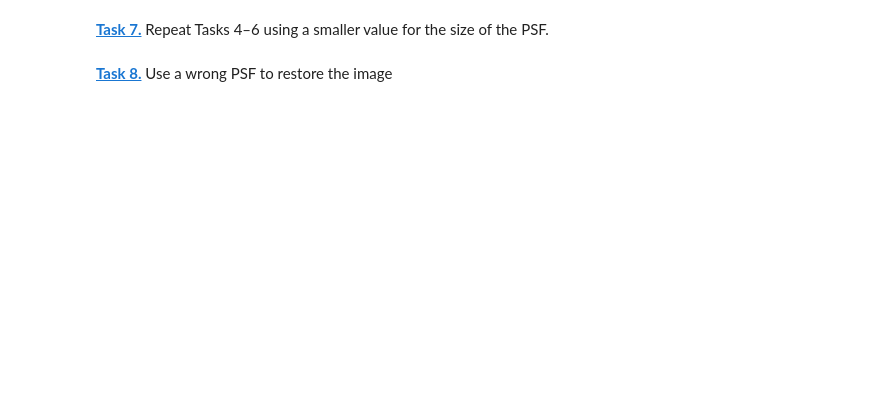
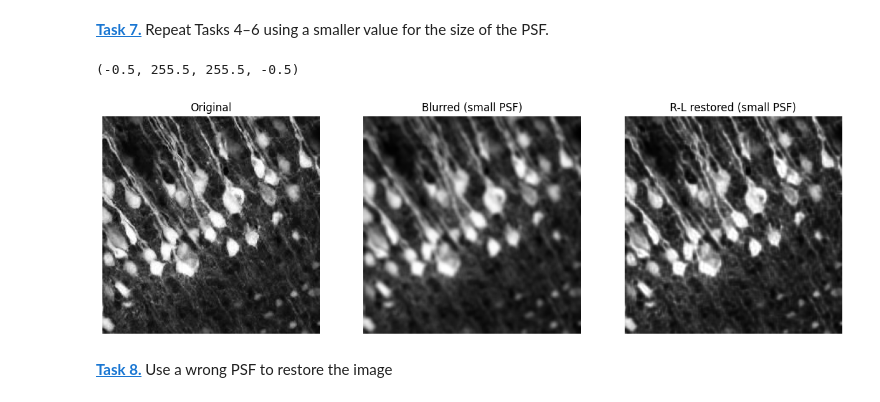
Before and after one commit to DavidLehmann004/Mobi-fs5-python, a Jupyter notebook: deconvolution.ipynb, the cells around one changed output. Saved outputs shown, nothing was run; the diff lists cells and outputs as text; code cells hidden in the pictures; blank space fills up the shorter version.

```diff
--- a/deconvolution.ipynb
+++ b/deconvolution.ipynb
@@ -95,4 +163,28 @@ noise = noise / reduce_factor
 # %% [markdown]
 **[Task 7.]()** Repeat Tasks 4–6 using a smaller value for the size of the PSF.
+# %%
+psf_small_size = 5
+psf_small = np.ones((psf_small_size, psf_small_size)) / psf_small_size**2
+PSF_img_small = conv(img, psf_small, mode='same', boundary='symm')
+restored_small = richardson_lucy_deconvolution(PSF_img_small, psf_small, n_iterations=30)
+
+plt.figure(figsize=(15, 5))
+plt.subplot(1, 3, 1)
+plt.title("Original")
+plt.imshow(img, cmap='gray')
+plt.axis('off')
+
+plt.subplot(1, 3, 2)
+plt.title("Blurred (small PSF)")
+plt.imshow(PSF_img_small, cmap='gray')
+plt.axis('off')
+
+plt.subplot(1, 3, 3)
+plt.title("R-L restored (small PSF)")
+plt.imshow(restored_small, cmap='gray')
+plt.axis('off')
+# %% [output]
+(-0.5, 255.5, 255.5, -0.5)
+[figure, added]
 # %% [markdown]
 **[Task 8.]()** Use a wrong PSF to restore the image
```
Also changed, not shown: parts of 10 cells of this notebook.
